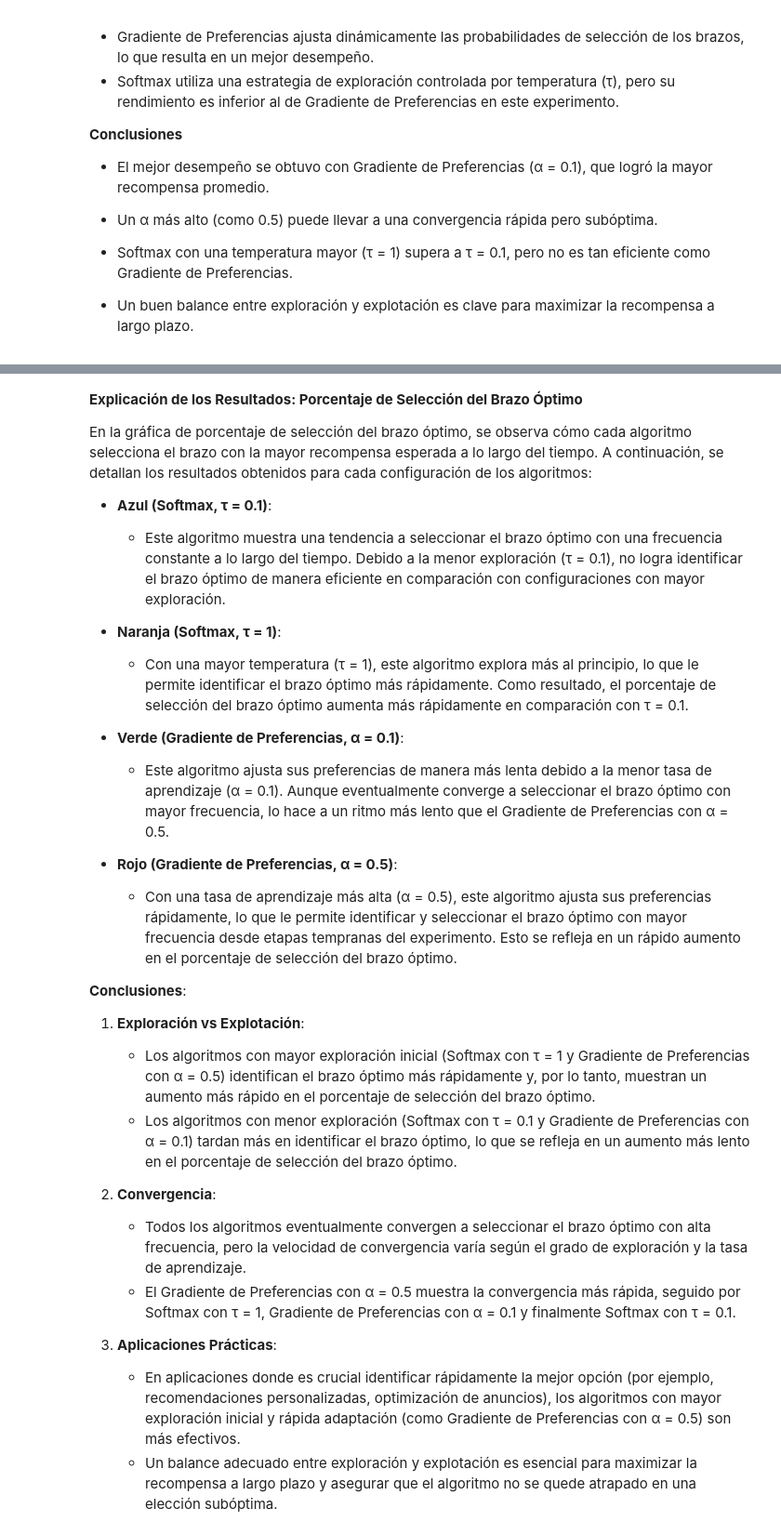
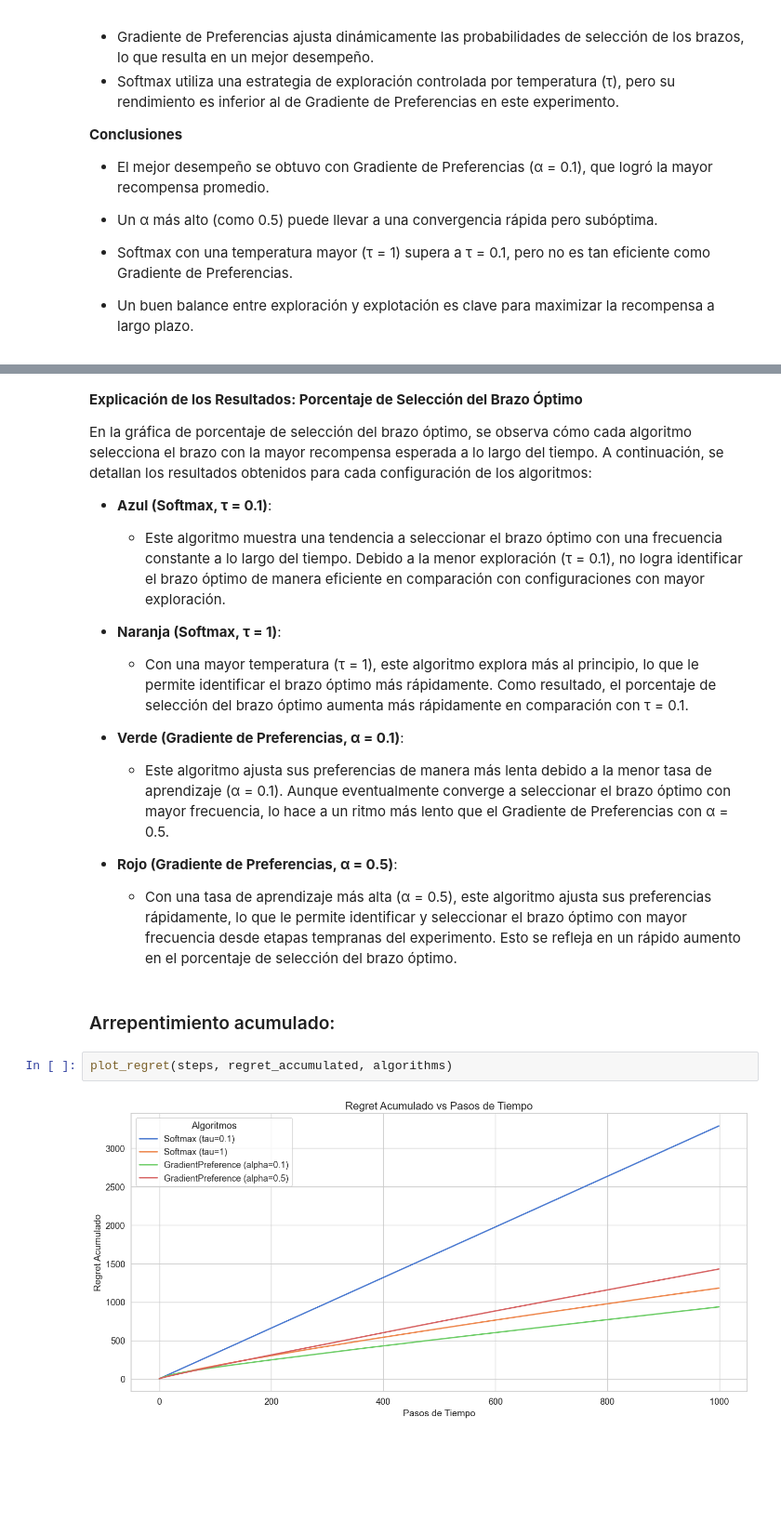
Before and after one commit to GonzaloMA-17/k_brazos_FJLGM, a Jupyter notebook: notebook4_gradient_gaussiana.ipynb, the cells around one changed output, grey strips where cells are left out. Shown at 93% size. Drawn from its saved outputs; the diff is of its cells as text; blank space fills up the shorter version.

```diff
--- a/notebook4_gradient_gaussiana.ipynb
+++ b/notebook4_gradient_gaussiana.ipynb
@@ -199,17 +210,9 @@ En la gráfica de porcentaje de selección del brazo óptimo, se observa cómo c
 
 - **Rojo (Gradiente de Preferencias, α = 0.5)**:
     - Con una tasa de aprendizaje más alta (α = 0.5), este algoritmo ajusta sus preferencias rápidamente, lo que le permite identificar y seleccionar el brazo óptimo con mayor frecuencia desde etapas tempranas del experimento. Esto se refleja en un rápido aumento en el porcentaje de selección del brazo óptimo.
-
-**Conclusiones**:
-
-1. **Exploración vs Explotación**:
-     - Los algoritmos con mayor exploración inicial (Softmax con τ = 1 y Gradiente de Preferencias con α = 0.5) identifican el brazo óptimo más rápidamente y, por lo tanto, muestran un aumento más rápido en el porcentaje de selección del brazo óptimo.
-     - Los algoritmos con menor exploración (Softmax con τ = 0.1 y Gradiente de Preferencias con α = 0.1) tardan más en identificar el brazo óptimo, lo que se refleja en un aumento más lento en el porcentaje de selección del brazo óptimo.
-
-2. **Convergencia**:
-     - Todos los algoritmos eventualmente convergen a seleccionar el brazo óptimo con alta frecuencia, pero la velocidad de convergencia varía según el grado de exploración y la tasa de aprendizaje.
-     - El Gradiente de Preferencias con α = 0.5 muestra la convergencia más rápida, seguido por Softmax con τ = 1, Gradiente de Preferencias con α = 0.1 y finalmente Softmax con τ = 0.1.
-
-3. **Aplicaciones Prácticas**:
-     - En aplicaciones donde es crucial identificar rápidamente la mejor opción (por ejemplo, recomendaciones personalizadas, optimización de anuncios), los algoritmos con mayor exploración inicial y rápida adaptación (como Gradiente de Preferencias con α = 0.5) son más efectivos.
-     - Un balance adecuado entre exploración y explotación es esencial para maximizar la recompensa a largo plazo y asegurar que el algoritmo no se quede atrapado en una elección subóptima.
+# %% [markdown]
+### Arrepentimiento acumulado:
+# %%
+plot_regret(steps, regret_accumulated, algorithms)
+# %% [output]
+[figure, added]
```
Also changed, not shown: parts of 8 cells of this notebook, 16 other files.
